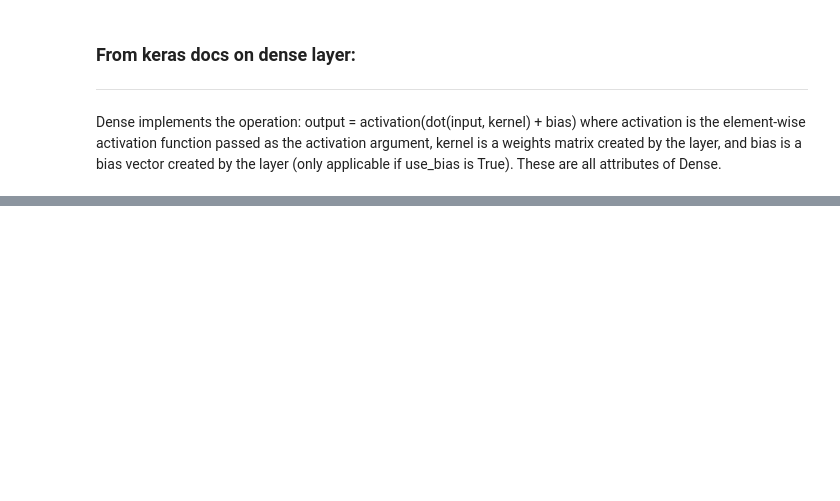
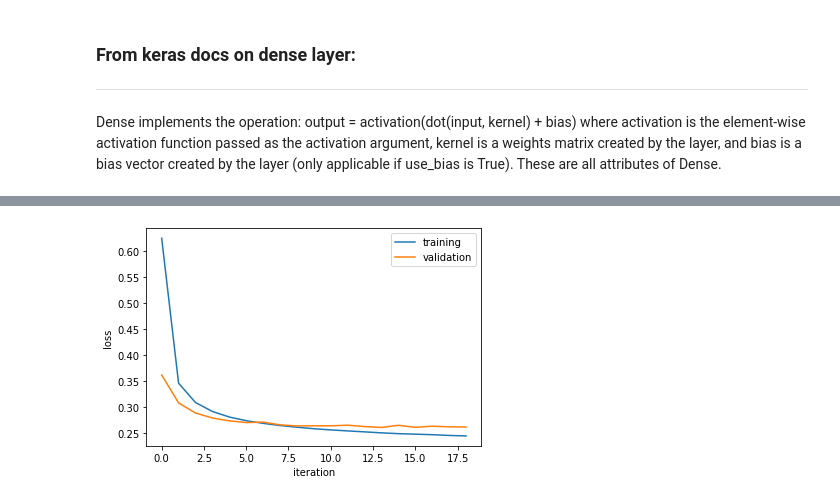
Before and after one commit to siddpatel1/DSPS_SPatel, a Jupyter notebook: HW10/sidpatel_hw10_digit_recognition_autoencoder.ipynb, the cells around one changed output, grey strips where cells are left out. Cells and saved outputs as stored; diff of their text form; code cells hidden in the pictures; blank space fills up the shorter version.

```diff
--- a/HW10/sidpatel_hw10_digit_recognition_autoencoder.ipynb
+++ b/HW10/sidpatel_hw10_digit_recognition_autoencoder.ipynb
@@ -57,8 +68,20 @@ x_test.reshape(nimgT, img_row*img_col);
 Dense implements the operation: output = activation(dot(input, kernel) + bias) where activation is the element-wise activation function passed as the activation argument, kernel is a weights matrix created by the layer, and bias is a bias vector created by the layer (only applicable if use_bias is True). These are all attributes of Dense.
 # %%
 model_digitRecog = Sequential()
-# %%
-model_digitRecog.add(Dense(128, activation="relu", input_dim=img_col*img_row))
-model_digitRecog.add(Dense(64, activation="relu"))
-model_digitRecog.add(Dense(128, activation="relu"))
-model_digitRecog.add(Dense(img_col*img_row, activation="sigmoid"))
+# %%
+model_digitRecog.add(Dense(units=10, input_dim=img_row*img_col ,activation="softmax"))
+#units = output shape = 10 since we want integer value 0 to 9
+#input_dim = 28*28 pixel data
+# https://stats.stackexchange.com/a/410112 -> softmax makes values of probability
+#                                            of all classes (0 to 9) sum to 1
+# -> linked article: https://glassboxmedicine.com/2019/05/26/classification-sigmoid-vs-softmax/
+# %%
+patience = EarlyStopping(monitor='val_loss', patience=5, min_delta=0.0001)
+# %%
+opt = keras.optimizers.Adam(learning_rate=0.001)
+model_digitRecog.compile(loss="sparse_categorical_crossentropy", optimizer = opt,metrics=[tf.keras.metrics.SparseCategoricalAccuracy()])
+# https://stackoverflow.com/a/58566065
+# https://keras.io/api/metrics/accuracy_metrics/
+historyRecog = model_digitRecog.fit(x_train, y_train,
+                                    validation_data=(x_test, y_test),
+                                    epochs=30, batch_size=100, verbose=1, callbacks=[patience])
@@ -64,0 +121,8 @@ model_digitRecog.add(Dense(img_col*img_row, activation="sigmoid"))
+# %%
+pl.plot(historyRecog.history['loss'], label="training")
+pl.plot(historyRecog.history['val_loss'], label="validation")
+pl.ylabel('loss')
+pl.xlabel('iteration')
+pl.legend();
+# %% [output]
+[figure, added]
```
Also changed, not shown: parts of 19 cells of this notebook.
